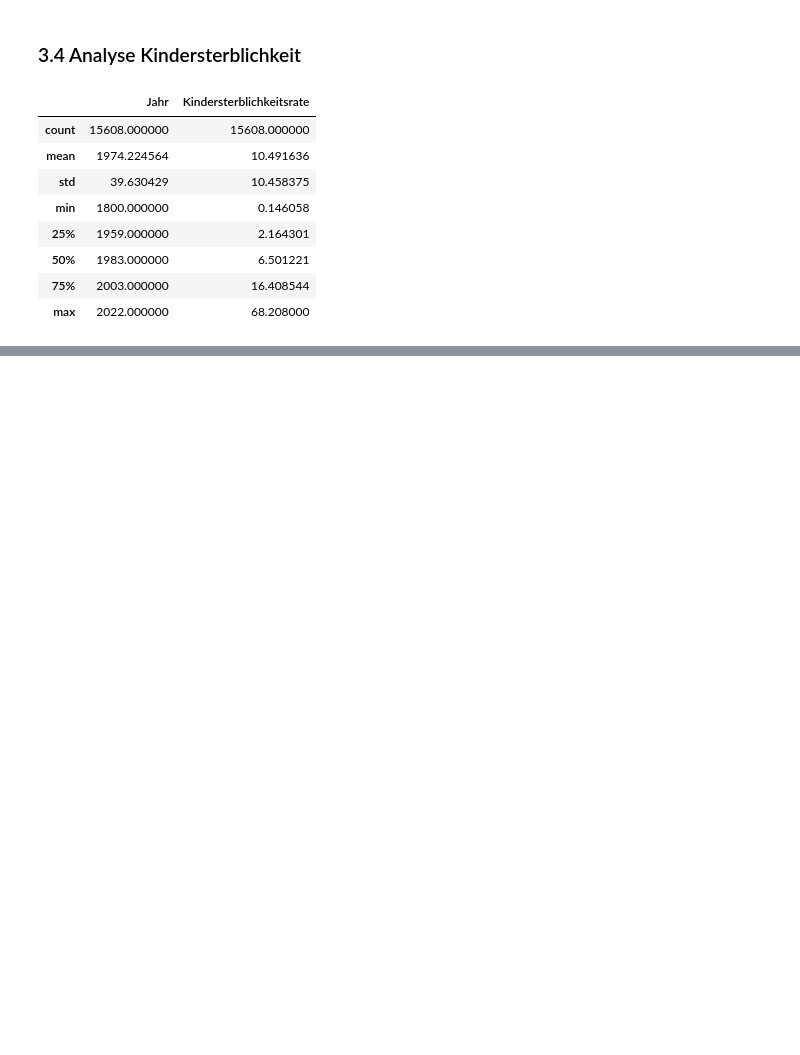
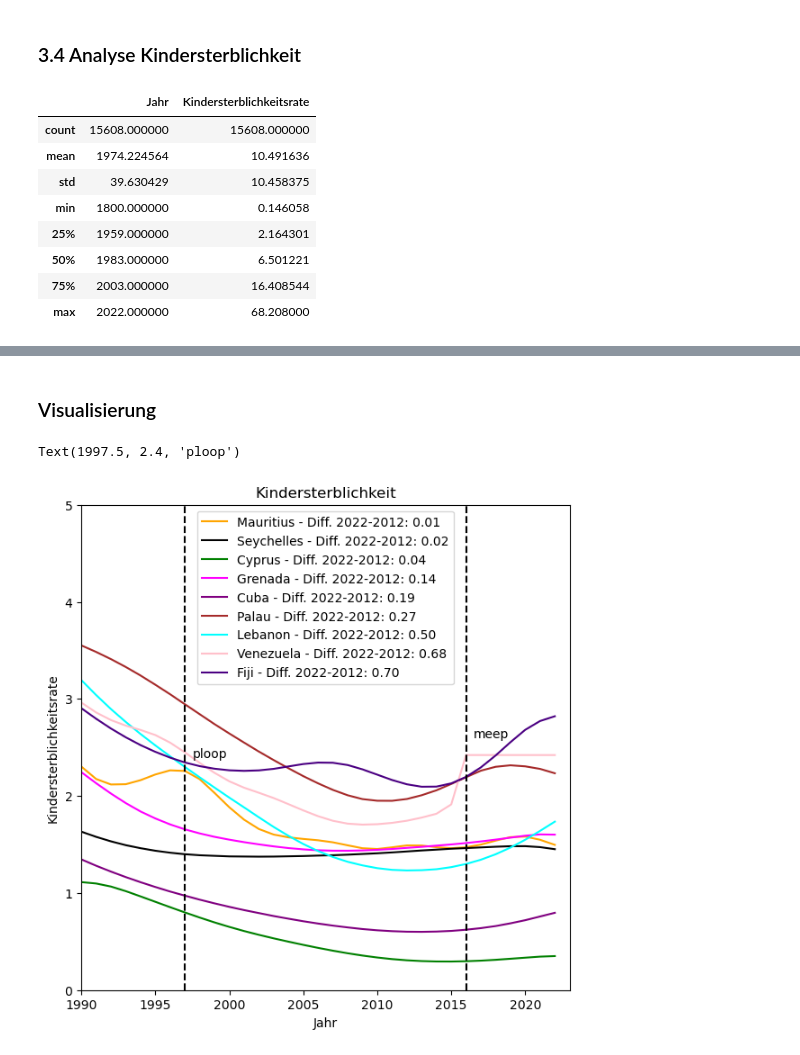
Before and after one commit to 12Lisa12/Pandas-LN, a Jupyter notebook: Grundgerüst_Leistungsnachweis.ipynb, the cells around one changed output, grey strips where cells are left out. Cells and saved outputs as stored; diff of their text form; code cells hidden in the pictures; blank space fills up the shorter version.

```diff
--- a/Grundgerüst_Leistungsnachweis.ipynb
+++ b/Grundgerüst_Leistungsnachweis.ipynb
@@ -223,0 +260,40 @@ g.legend()
+# %% [markdown]
+### Visualisierung
+# %%
+color_dict = {
+    'Mauritius': 'orange',
+    'Seychelles': 'black',
+    'Cyprus': 'green',
+    'Grenada': 'magenta',
+    'Cuba': 'purple',
+    'Palau': 'brown',
+    'Lebanon': 'cyan',
+    'Venezuela': 'pink',
+    'Fiji': 'indigo'
+}
+
+for gebiet in Gebiets_liste:
+    diff = diffs[gebiet]
+    g = df_pivot.loc[gebiet].plot(
+        title='Kindersterblichkeit',
+        xlabel='Jahr',
+        ylabel='Kindersterblichkeitsrate',
+        legend=True,
+        label=f'{gebiet} - Diff. 2022-2012: {diff:.2f}',
+        xlim=[1990, 2023],
+        ylim=[0,5],
+        color=color_dict[gebiet],
+        figsize=(7,7))
+
+
+g.axvline(x=2016, color='black', linestyle='--')
+g.text(2016.5, 2.6, 'meep')
+# für Venezuela
+
+
+g.axvline(x=1997, color='black', linestyle='--')
+g.text(1997.5, 2.4, 'ploop')
+# für Mauritius
+# %% [output]
+Text(1997.5, 2.4, 'ploop')
+[figure, added]
```
Also changed, not shown: parts of 9 cells of this notebook.
